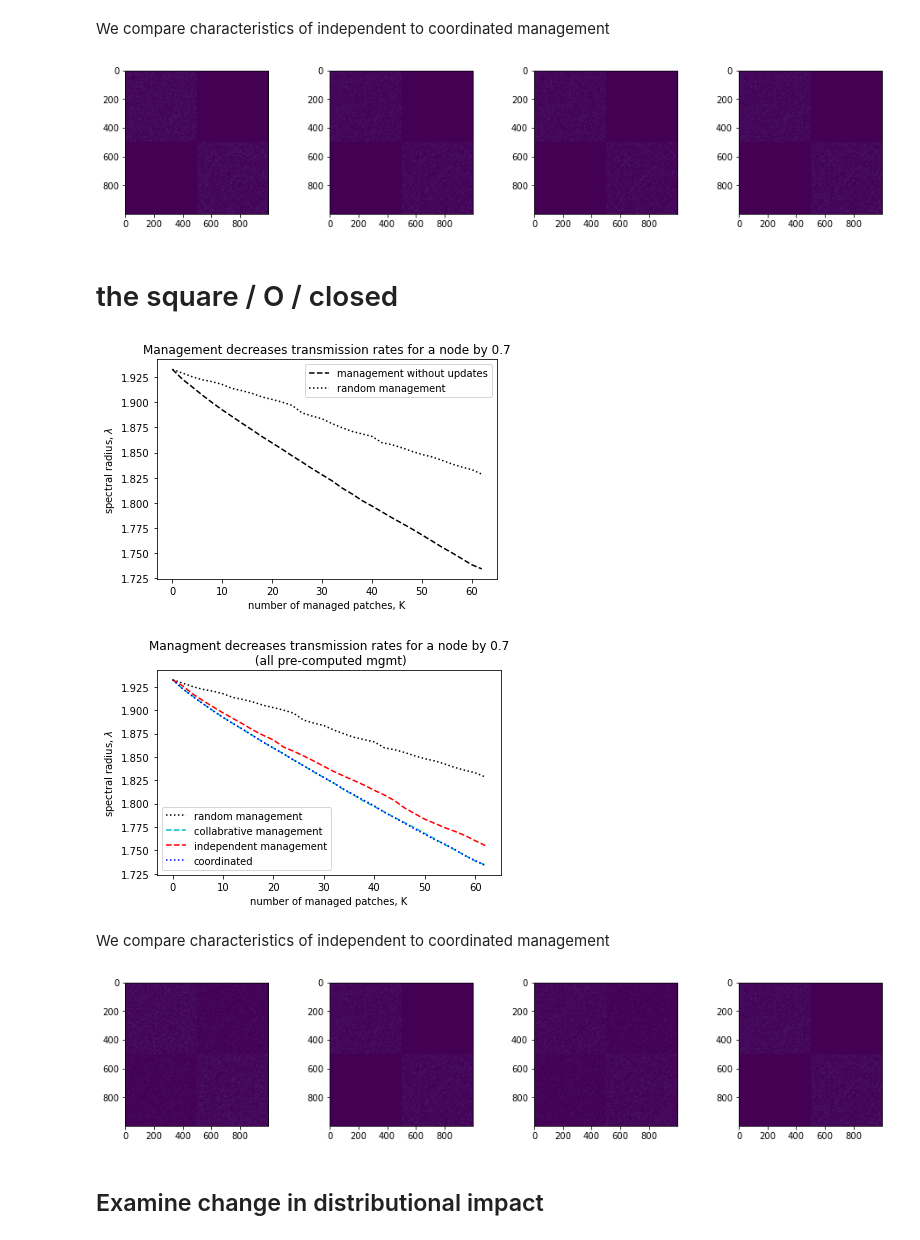
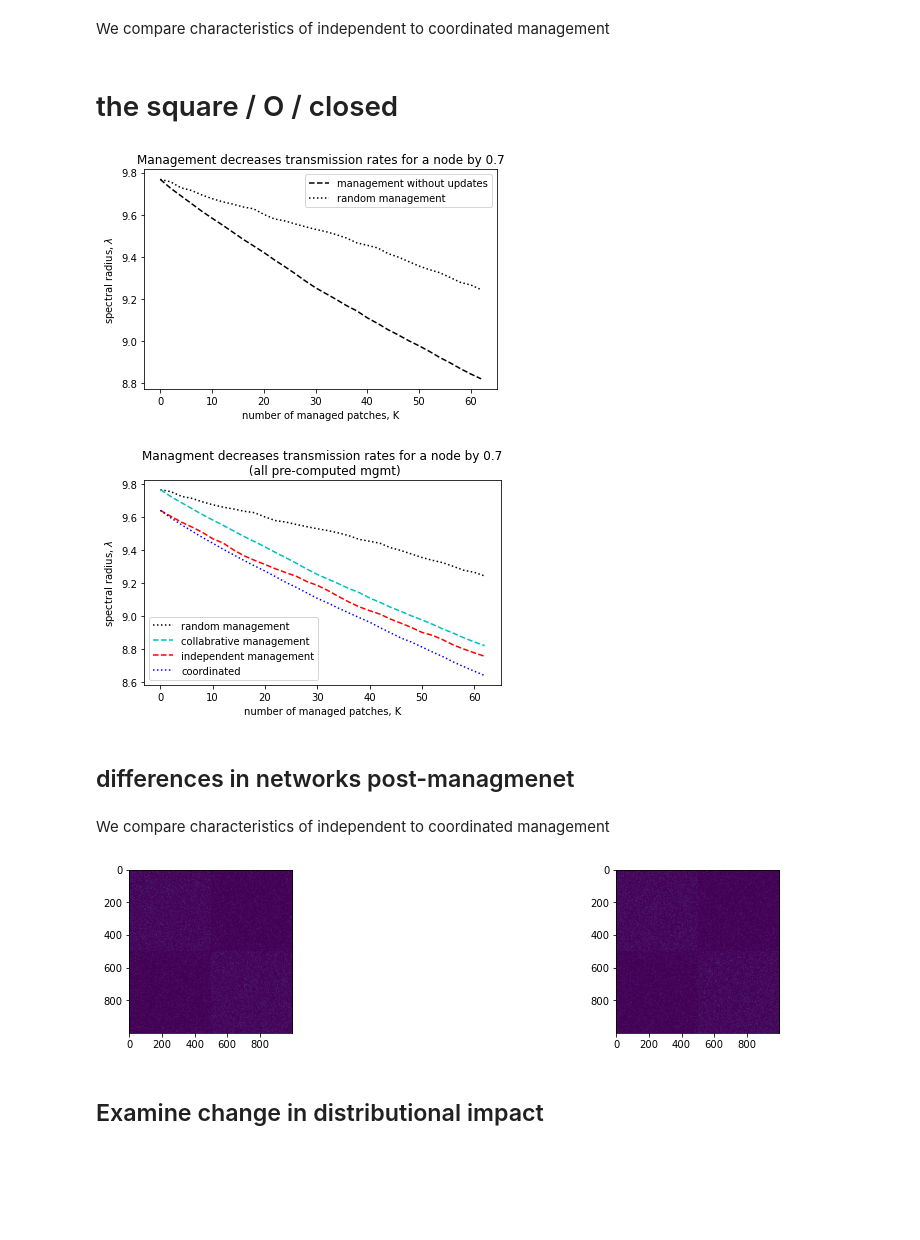
Before and after one commit to ashander/sesync, a Jupyter notebook: exp4_spectral_management_simple.ipynb, the cells around one changed output. Drawn from its saved outputs; the diff is of its cells as text; code cells hidden in the pictures; blank space fills up the shorter version.

```diff
--- a/exp4_spectral_management_simple.ipynb
+++ b/exp4_spectral_management_simple.ipynb
@@ -47,11 +47,12 @@ def get_community_line(n):
     return np.diag(main, k=0) + np.diag(sub, k=1) + np.diag(sup, k=-1)
 
 
+    # doh the U and square have the same ecol - different social!
 def get_community_2(comm_type):
     PI = None
     if comm_type == "open": # the U
-        PI = np.array([[.1,.0],
-                      [.0,.1,]])
+        PI = np.array([[.1,.05],
+                      [.05,.1,]])
     if comm_type == "closed": # the square or O
          PI = np.array([[.1,.05],
                       [.05,.1,]])
@@ -73,7 +74,7 @@ def get_community(comm_type, n=4):
 # %%
 K = 2 # number communities
 
-f1,ax = plt.subplots(2,3,figsize = (12,16))
+f1,ax = plt.subplots(2,3,figsize = (8,6))
 
 for i, ct in enumerate(["open", "closed"]):
     PI = get_community(ct, n=K)
@@ -279,30 +286,10 @@ plt.savefig('figs/node_management_SBM'+str(K)+'.pdf')
 # %% [markdown]
 We compare characteristics of independent to coordinated management
-# %%
-def make_scatters(ax,As):
-    for t in range(len(As)):
-        im = ax[t].imshow(As[t]);
-        #plt.set_colorbar(im);
-    return
-
-f1,ax = plt.subplots(1,2,figsize=(8,3));
-make_scatters(ax,[AA2,A_random])
-
-f1,ax = plt.subplots(1,4,figsize=(16,3));
-# original A, AA collabrative, AA3 indep, AA5 comm minded (all 'online')
-make_scatters(ax,[AA2, A_random, AA, AA4, AA5t])
-# %% [output]
-[figure, removed]
 # %% [markdown]
 # the square / O / closed
 # %%
-K = 2
-PI = get_community("closed", n=K)
-N = 50 * k # nodes
-Ns = np.ones(K, dtype=int)*N/K
-A,id_sets = make_SBM(Ns,PI)
-A = uniform_weight_edges(A,.1)
-lam = np.max(np.linalg.eigh(A)[0])
+AO, _ =  make_A(2, 50, "closed")
+
 p = 0.7
 KK = 64
 Ks = np.arange(0,KK,K)
@@ -317,9 +304,9 @@ manage_opts = {'p':p, # decrease the edge weights of selected nodes by p% (p=1 i
               }
 manage_opts['budget_step'] = K
 rank_opts['budget'] = [KK]
-rank_opts['control_id_sets'] = [np.arange(len(A))] # global control
+rank_opts['control_id_sets'] = [np.arange(len(AO))] # global control
 
-A_random,lams_random, Ksr = manage_nodes(A,rank_opts,manage_opts)
+A_random,lams_random, Ksr = manage_nodes(AO,rank_opts,manage_opts)
 
 #
 manage_opts = {'p':p, # decrease the edge weights of selected nodes by p% (p=1 is the strongest management)
@@ -330,12 +317,12 @@ manage_opts['budget_step'] = K
 rank_opts = {'type':'evec', # rank according to eigenvector centrality
             }
 rank_opts['budget'] = [KK]
-rank_opts['control_id_sets'] = [np.arange(len(A))] # global control
+rank_opts['control_id_sets'] = [np.arange(len(AO))] # global control
 
-AA2,lams2, Ks2 = manage_nodes(A,rank_opts,manage_opts)
+AA2O,lams2O, Ks2O = manage_nodes(AO,rank_opts,manage_opts)
 # %%
 #plot(arange(K),lams[0]*np.ones(K),'k:')
-plt.plot(Ks2,lams2,'k--')
+plt.plot(Ks2O,lams2O,'k--')
 plt.plot(Ksr,lams_random,'k:')
 plt.legend(['management without updates',
             'random management'])
@@ -347,7 +334,7 @@ plt.title('Management decreases transmission rates for a node by '+ str(manage_o
 plt.tight_layout();
 plt.savefig('figs/node_management_SBM222'+str(K)+'.pdf')
 # %% [output]
-[figure, old version]
+[figure, new version]
 # %%
 manage_opts = {'p':p, # decrease the edge weights of selected nodes by p% (p=1 is the strongest management)
                'distributed':True # compute rankings separately for different subgraphs
@@ -379,10 +366,10 @@ f1,ax = plt.subplots(1,1,figsize=(6,4));
 
 plt.plot(Ksr,lams_random,'k:');
 
-plt.plot(Ks2,lams2,'c--')
-plt.plot(Ks4,lams4,'r--');
+plt.plot(Ks2O,lams2O,'c--')
+plt.plot(Ks4O,lams4O,'r--');
 
-plt.plot(Kst6,lams6t,'b:');
+plt.plot(Kst6O,lams6tO,'b:');
 plt.legend(['random management', 'collabrative management','independent management','coordinated'])
 
 plt.xlabel('number of managed patches, K')
@@ -392,22 +379,24 @@ plt.title('Managment decreases transmission rates for a node by '+ str(manage_op
 plt.tight_layout();
 plt.savefig('figs/node_management_SBM'+str(K)+'.pdf')
 # %% [output]
-[figure, old version]
+[figure, new version]
+# %% [markdown]
+## differences in networks post-managmenet
 # %% [markdown]
 We compare characteristics of independent to coordinated management
 # %%
 def make_scatters(ax,As):
     for t in range(len(As)):
         im = ax[t].imshow(As[t]);
         #plt.set_colorbar(im);
     return
 
 
-f1,ax = plt.subplots(1,4,figsize=(16,3));
-# original A, AA collabrative, AA3 indep, AA5 comm minded (all 'online')
-make_scatters(ax,[A, AA, AA4, AA5t])
+f1,ax = plt.subplots(1,2,figsize=(16,3));
+# u vs sq before management -- not visible??
+make_scatters(ax,[AU, AO])
 # %% [output]
-[figure, old version]
+[figure, new version]
 # %% [markdown]
 ## Examine change in distributional impact
 # %% [markdown]
```
Also changed, not shown: parts of 7 cells of this notebook.
